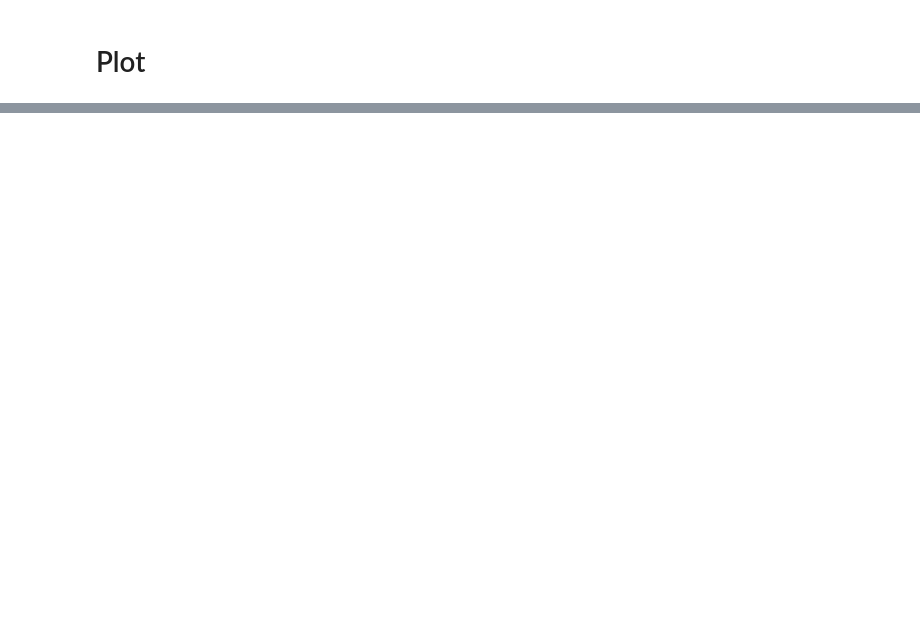
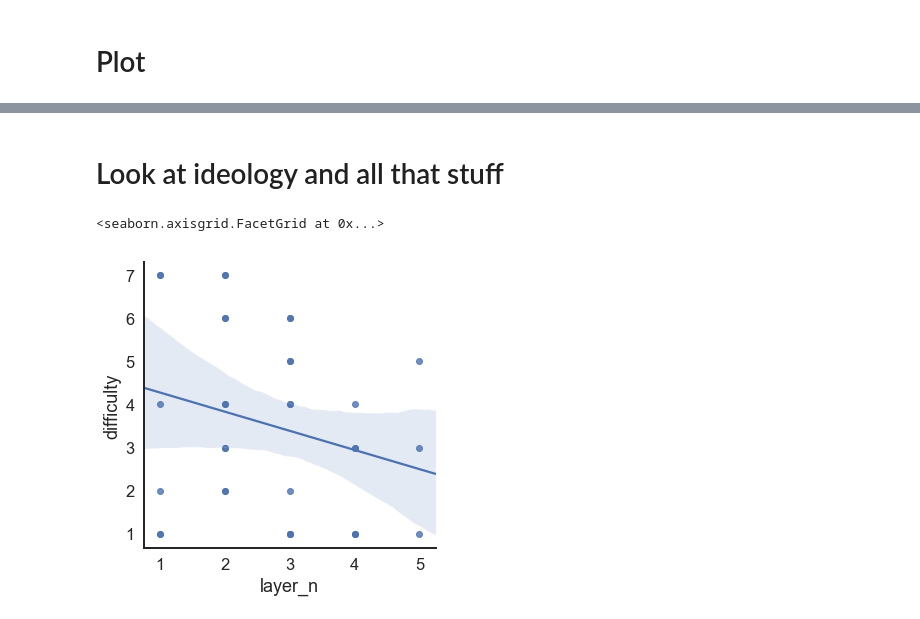
Before and after one commit to jgarciab/rumor_stuff, a Jupyter notebook: analyze_data.ipynb, the cells around one changed output, grey strips where cells are left out. Saved outputs shown, nothing was run; the diff lists cells and outputs as text; code cells hidden in the pictures; blank space fills up the shorter version.

```diff
--- a/analyze_data.ipynb
+++ b/analyze_data.ipynb
@@ -121,0 +153,7 @@ results
+# %% [markdown]
+# Look at ideology and all that stuff
+# %%
+sns.lmplot(x="layer_n",y="difficulty",data=results)#,robust=True)
+# %% [output]
+<seaborn.axisgrid.FacetGrid at 0x...>
+[figure, added]
```
Also changed, not shown: parts of 7 cells of this notebook, 11 other files.
